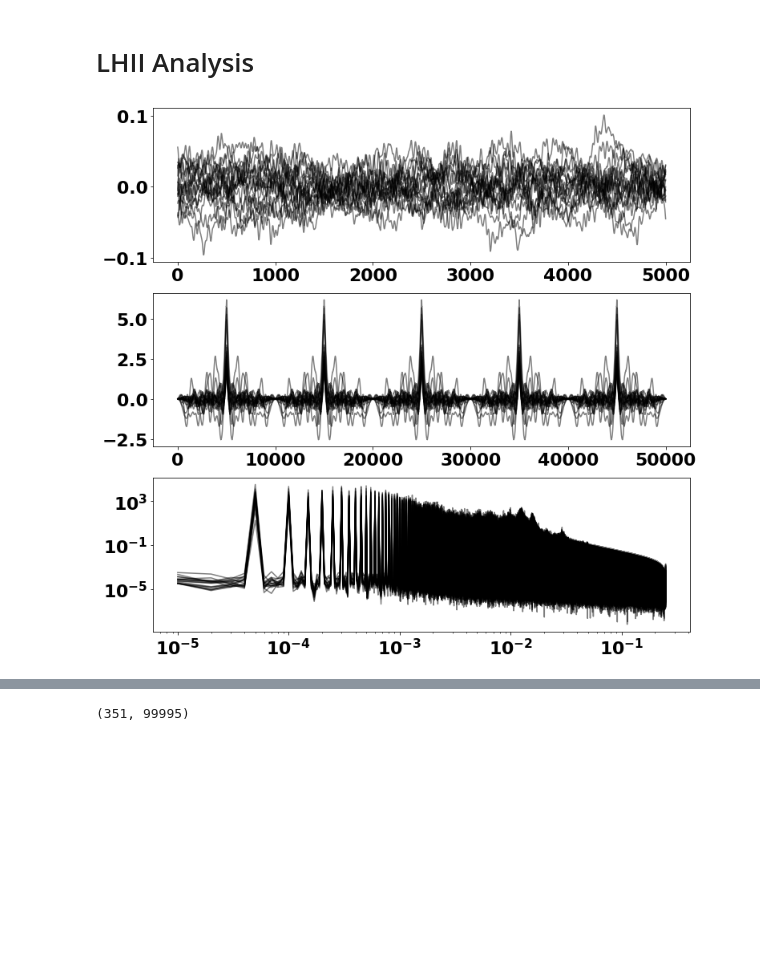
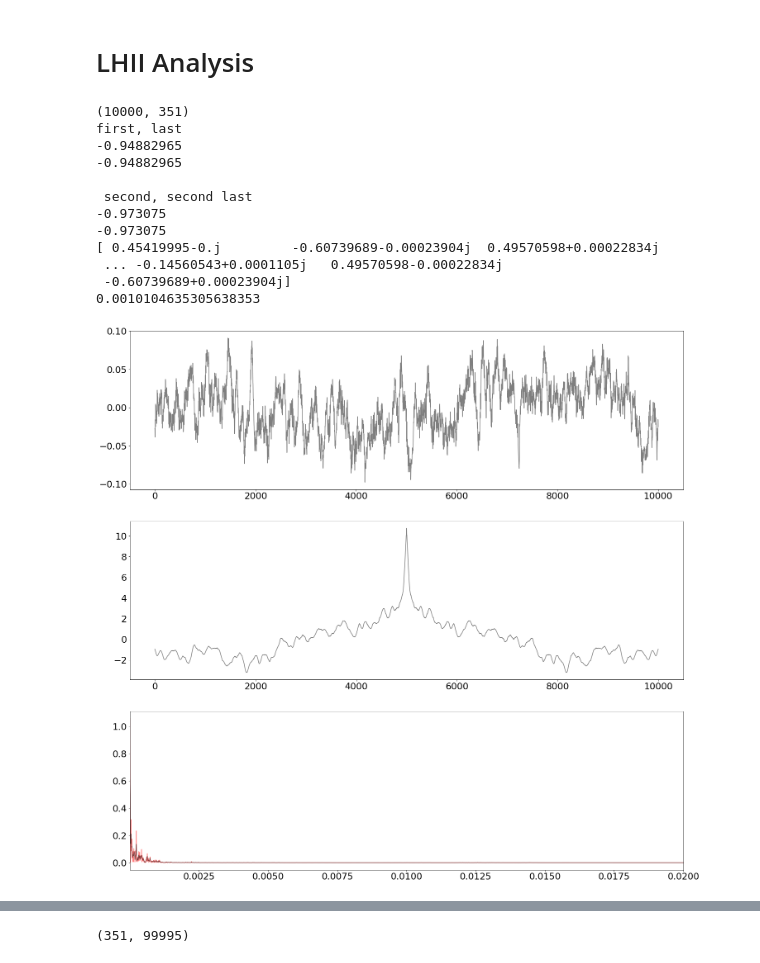
Before and after one commit to Oliver-Feighan/SpectralDensity, a Jupyter notebook: analysis/analysis.ipynb, the cells around one changed output, grey strips where cells are left out. Drawn from its saved outputs; the diff is of its cells as text; code cells hidden in the pictures; blank space fills up the shorter version.

Commit message:
add window to autocorr function

```diff
--- a/analysis/analysis.ipynb
+++ b/analysis/analysis.ipynb
@@ -16,49 +16,80 @@ import analysis
 
 matplotlib.rc('font', **font)
 # %%
+import scipy.signal.windows
+
 def first_half(arr):
     return arr[1:len(arr)//2]
 
-length = 10*1e3 #femtoseconds
-dt = 2 #femtoseconds
+length = 100*1e3 #femtoseconds
+dt = 10 #femtoseconds
 
 run = f"{int(length/1e3)}ps_{dt}fs"
 
 Mg_d = np.load(f"{run}_LHII_distances.npy")
 
-avg_d = np.mean(Mg_d, axis=0)
-
-closest_neighbours = np.where(avg_d < 1.5)[0]
+print(Mg_d.shape)
 
 fig, ax = plt.subplots(3,1)
 
-for n, color in zip([5], ['red', 'blue', 'green']):
-    for i in closest_neighbours:
+for n, color in zip([1], ['red', 'blue', 'green']):
+    for i in range(351):
         x = Mg_d[:,i] - np.mean(Mg_d[:,i])
 
-        autocorr = first_half(analysis.autocorr(x))
+        autocorr = analysis.autocorr(x)[5000:-5000]
 
+        autocorr = first_half(autocorr)
         autocorr = np.concatenate((autocorr, autocorr[::-1]))
 
-        repeated = np.tile(autocorr, n)
+        print("first, last")
+        print(autocorr[0])
+        print(autocorr[-1])
 
-        spectrum = scipy.fft.fft(repeated)
+        print("\n second, second last")
+        print(autocorr[1])
+        print(autocorr[-2])
+
+        N = len(autocorr)
+
+        window = scipy.signal.windows.hann(N, sym=False)
+
+        windowed_autocorr = autocorr * window
+
+        spectrum1 = scipy.fft.fft(autocorr) / N
+        spectrum2 = scipy.fft.fft(windowed_autocorr) / N
 
         spectrum_normal_domain = np.fft.fftfreq(len(autocorr) * n, dt)
 
-        hilbert = scipy.signal.hilbert(np.real(spectrum))
+        print(spectrum)
+        print(max(np.imag(spectrum)))
 
         ax[0].plot(x, alpha=0.5, color='black')
         ax[1].plot(repeated, alpha=0.5, color='black')
-        ax[2].plot(first_half(spectrum_normal_domain), abs(first_half(spectrum)), alpha=0.5, color='black')
-        #ax[2].plot(first_half(spectrum_normal_domain), abs(first_half(np.abs(hilbert))), alpha=0.5, color='red')
+        ax[2].plot(first_half(spectrum_normal_domain), abs(first_half(spectrum1)), alpha=0.5, color='red')
+        ax[2].plot(first_half(spectrum_normal_domain), abs(first_half(spectrum2)), alpha=0.5, color='black')
 
-ax[2].set_xscale('log')
-ax[2].set_yscale('log')
+        break
 
-fig.set_size_inches(12,12)
+
+ax[2].set_xlim(3e-6, 2e-2)
+#ax[2].set_ylim(0, 0.002)
+
+
+fig.set_size_inches(24,24)
 # %% [output]
+(10000, 351)
+first, last
+-0.94882965
+-0.94882965
+
+ second, second last
+-0.973075
+-0.973075
+[ 0.45419995-0.j         -0.60739689-0.00023904j  0.49570598+0.00022834j
+ ... -0.14560543+0.0001105j   0.49570598-0.00022834j
+ -0.60739689+0.00023904j]
+0.0010104635305638353
-[figure, old version]
+[figure, new version]
 # %%
 length = 10*1e3 #femtoseconds
 dt = 2 #femtoseconds
```
Also changed, not shown: parts of 4 cells of this notebook, 3 other files.
